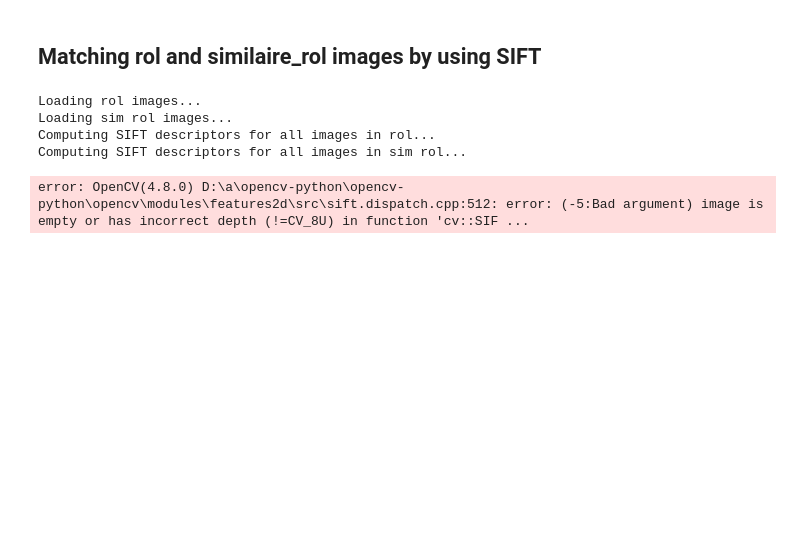
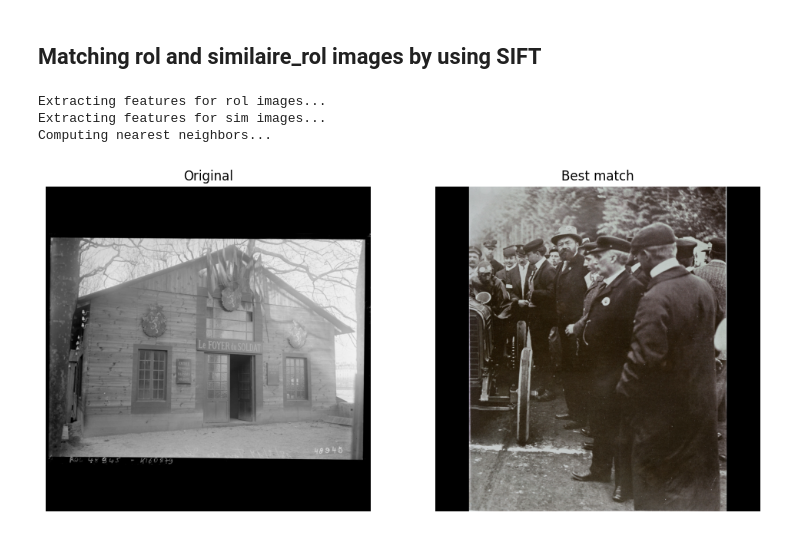
Before and after one commit to Tikai7/SimCLR-Stage, a Jupyter notebook: src/Main.ipynb, the cells around one changed output. Cells and saved outputs as stored; diff of their text form; code cells hidden in the pictures; blank space fills up the shorter version.

```diff
--- a/src/Main.ipynb
+++ b/src/Main.ipynb
@@ -56,11 +68,3 @@ else:
 [INFO] Data already compressed
 # %% [markdown]
 ## Matching rol and similaire_rol images by using SIFT
-# %%
-SMY.match_images(path_rol_comp, path_sim_rol_comp)
-# %% [output]
-Loading rol images...
-Loading sim rol images...
-Computing SIFT descriptors for all images in rol...
-Computing SIFT descriptors for all images in sim rol...
-error: OpenCV(4.8.0) D:\a\opencv-python\opencv-python\opencv\modules\features2d\src\sift.dispatch.cpp:512: error: (-5:Bad argument) image is empty or has incorrect depth (!=CV_8U) in function 'cv::SIF ...
@@ -66,0 +75,7 @@ error: OpenCV(4.8.0) D:\a\opencv-python\opencv-python\opencv\modules\features2d\
+# %%
+matches, features_rol, features_sim_rol = SMY.match_images_with_nn(path_rol_comp, path_sim_rol_extract_comp, max_images=1, plot=True)
+# %% [output]
+Extracting features for rol images...
+Extracting features for sim images...
+Computing nearest neighbors...
+[figure, added]
```
Also changed, not shown: parts of 7 cells of this notebook, 3 other files.
